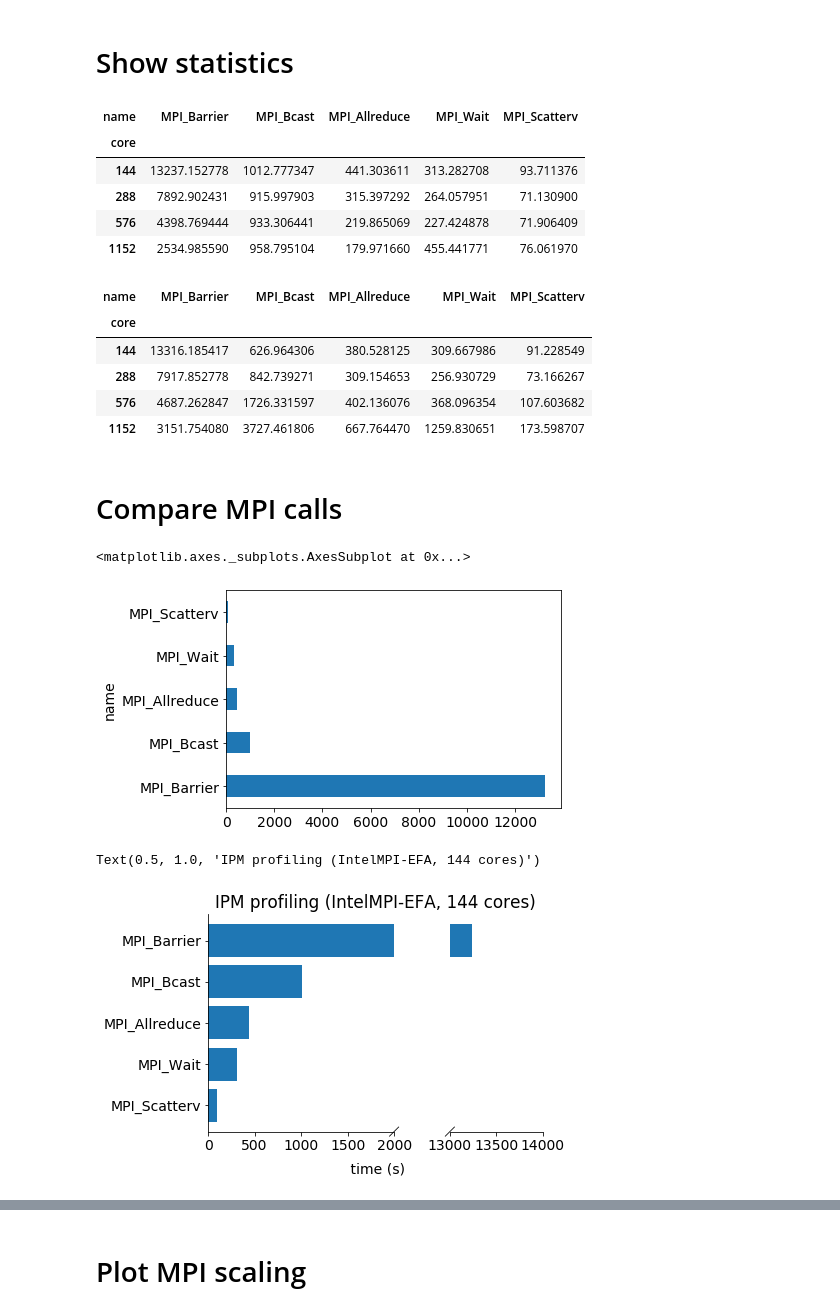
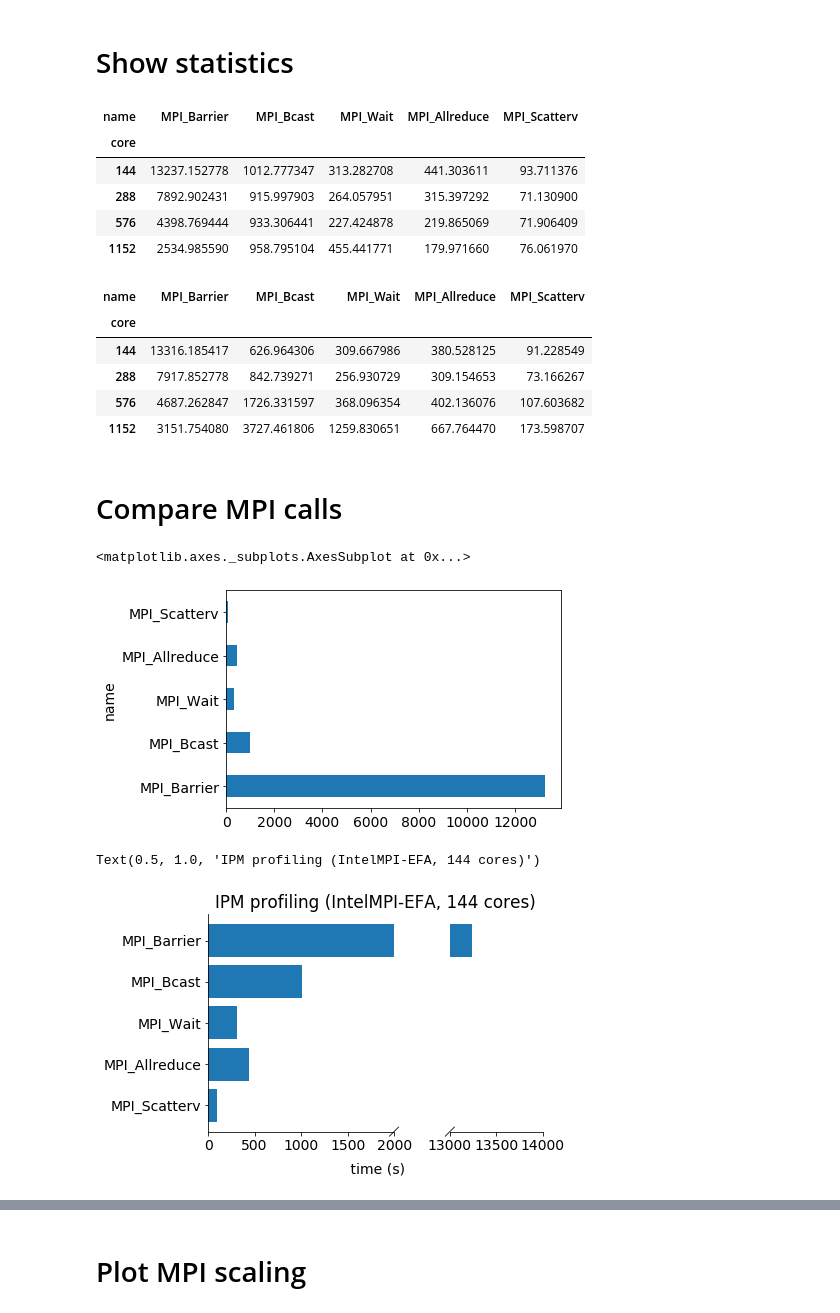
Before and after one commit to JiaweiZhuang/cloud-gchp-paper, a Jupyter notebook: notebooks/plot_ipm_profiling.ipynb, the cells around one changed output, grey strips where cells are left out. Drawn from its saved outputs; the diff is of its cells as text; code cells hidden in the pictures.

```diff
--- a/notebooks/plot_ipm_profiling.ipynb
+++ b/notebooks/plot_ipm_profiling.ipynb
@@ -93,24 +93,24 @@ dtype: float64
 # Show statistics
 # %%
 major_columns = [
-    'MPI_Barrier', 'MPI_Bcast', 'MPI_Allreduce', 'MPI_Wait', 'MPI_Scatterv']
+    'MPI_Barrier', 'MPI_Bcast', 'MPI_Wait', 'MPI_Allreduce', 'MPI_Scatterv']
 
 def mean_df(df_list):
     '''Average over all ranks; extract major columns'''
     df_mean = pd.concat([df[major_columns].mean() for df in df_list], axis=1).T
     df_mean.index = [144, 288, 576, 1152]
     df_mean.index.name = 'core'
     return df_mean
 
 mean_impi = mean_df(df_impi_list)
 mean_impi
 # %% [output]
-| name | MPI_Barrier | MPI_Bcast | MPI_Allreduce | MPI_Wait | MPI_Scatterv |
+| name | MPI_Barrier | MPI_Bcast | MPI_Wait | MPI_Allreduce | MPI_Scatterv |
 | core |  |  |  |  |  |
-| 144 | 13237.152778 | 1012.777347 | 441.303611 | 313.282708 | 93.711376 |
-| 288 | 7892.902431 | 915.997903 | 315.397292 | 264.057951 | 71.130900 |
-| 576 | 4398.769444 | 933.306441 | 219.865069 | 227.424878 | 71.906409 |
-| 1152 | 2534.985590 | 958.795104 | 179.971660 | 455.441771 | 76.061970 |
+| 144 | 13237.152778 | 1012.777347 | 313.282708 | 441.303611 | 93.711376 |
+| 288 | 7892.902431 | 915.997903 | 264.057951 | 315.397292 | 71.130900 |
+| 576 | 4398.769444 | 933.306441 | 227.424878 | 219.865069 | 71.906409 |
+| 1152 | 2534.985590 | 958.795104 | 455.441771 | 179.971660 | 76.061970 |
 # %%
 mean_ompi = pd.concat([df[major_columns].mean() for df in df_ompi_list], axis=1).T
 mean_ompi.index = [144, 288, 576, 1152]
@@ -119,12 +119,12 @@ mean_ompi.index.name = 'core'
 mean_ompi = mean_df(df_ompi_list)
 mean_ompi
 # %% [output]
-| name | MPI_Barrier | MPI_Bcast | MPI_Allreduce | MPI_Wait | MPI_Scatterv |
+| name | MPI_Barrier | MPI_Bcast | MPI_Wait | MPI_Allreduce | MPI_Scatterv |
 | core |  |  |  |  |  |
-| 144 | 13316.185417 | 626.964306 | 380.528125 | 309.667986 | 91.228549 |
-| 288 | 7917.852778 | 842.739271 | 309.154653 | 256.930729 | 73.166267 |
-| 576 | 4687.262847 | 1726.331597 | 402.136076 | 368.096354 | 107.603682 |
-| 1152 | 3151.754080 | 3727.461806 | 667.764470 | 1259.830651 | 173.598707 |
+| 144 | 13316.185417 | 626.964306 | 309.667986 | 380.528125 | 91.228549 |
+| 288 | 7917.852778 | 842.739271 | 256.930729 | 309.154653 | 73.166267 |
+| 576 | 4687.262847 | 1726.331597 | 368.096354 | 402.136076 | 107.603682 |
+| 1152 | 3151.754080 | 3727.461806 | 1259.830651 | 667.764470 | 173.598707 |
 # %% [markdown]
 # Compare MPI calls
 # %%
@@ -133,7 +133,7 @@ plt.rcParams['font.size'] = 14
 mean_impi.iloc[0].plot.barh()
 # %% [output]
 <matplotlib.axes._subplots.AxesSubplot at 0x...>
-[figure, old version]
+[figure, new version]
 # %%
 # https://github.com/bendichter/brokenaxes/issues/11#issuecomment-373650734
 
@@ -144,7 +144,7 @@ bax.set_xlabel('\n time (s)')
 bax.set_title('IPM profiling (IntelMPI-EFA, 144 cores)')
 # %% [output]
 Text(0.5, 1.0, 'IPM profiling (IntelMPI-EFA, 144 cores)')
-[figure, old version]
+[figure, new version]
 # %%
 mean_impi.T.plot.barh(logx=True)
 # %% [output]
```
Also changed, not shown: parts of 5 cells of this notebook.
